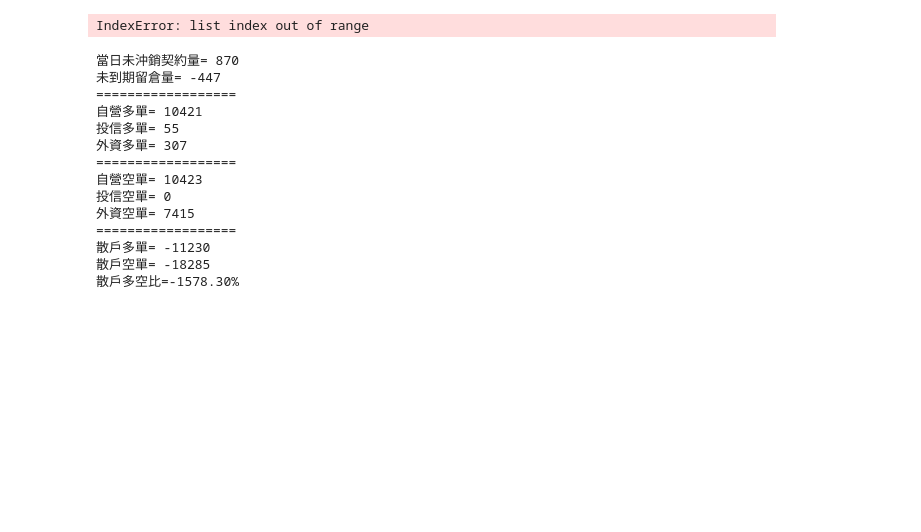
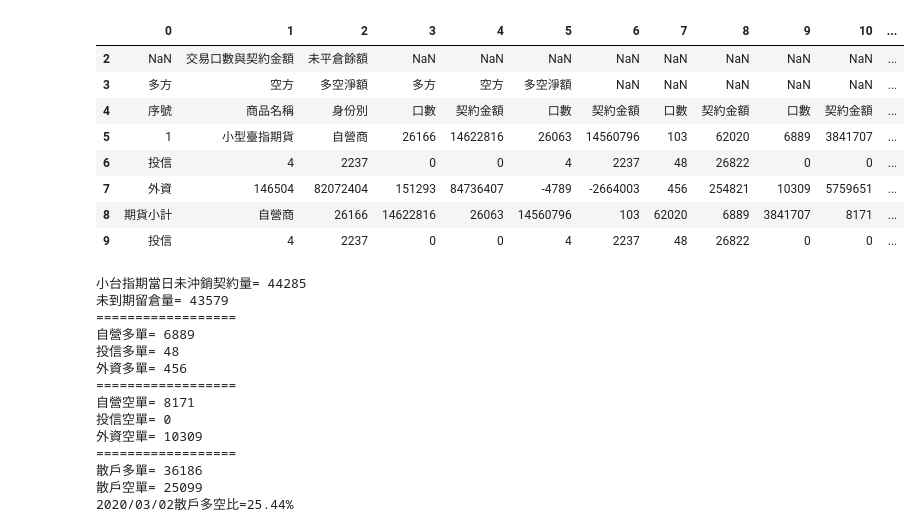
Before and after one commit to DioLin/useful-stock-tool, a Jupyter notebook: 散戶多空比.ipynb, the cells around one changed output. Saved outputs shown, nothing was run; the diff lists cells and outputs as text; code cells hidden in the pictures; blank space fills up the shorter version.

```diff
--- a/散戶多空比.ipynb
+++ b/散戶多空比.ipynb
@@ -34,19 +37,36 @@ dff
+# %%
+def postfunc(id,Date):
+    session2 = requests.Session()
+    paramsPost2 = {"queryDate":Date,"dateaddcnt":"","doQuery":"1","goDay":"","commodityId":id,"queryType":"1"}
+    headers2 = {"Origin":"https://www.taifex.com.tw","Accept":"text/html,application/xhtml+xml,application/xml;q=0.9,image/webp,*/*;q=0.8","Upgrade-Insecure-Requests":"1","User-Agent":"Mozilla/5.0 (Macintosh; Intel Mac OS X 10.12; rv:72.0) Gecko/20100101 Firefox/72.0","Connection":"close","Referer":"https://www.taifex.com.tw/cht/3/futContractsDate","Accept-Language":"zh-TW,zh;q=0.8,en-US;q=0.5,en;q=0.3","Accept-Encoding":"gzip, deflate","Content-Type":"application/x-www-form-urlencoded"}
+    cookies2 = {"BIGipServerPOOL_WWW_TCP_80":"471208108.20480.0000","c":"8c936b59dc569b26b816019ca2cb19f01709a701350","BIGipServerPOOL_iRule_WWW_Group":"404099244.20480.0000","ROUTEID":".tomcat3","_gat":"1","_ga":"GA1.3.2004033134.1582683667","JSESSIONID":"B80A16FA099F41D49840B4C1B5937B5C.tomcat3","BIGipServerPOOL_iRule_WWW_ts50search":"420876460.20480.0000","_gid":"GA1.3.285759117.1583137315"}
+    response2 = session2.post("https://www.taifex.com.tw/cht/3/futContractsDate", data=paramsPost2, headers=headers2, cookies=cookies2)
+    #print("Status code:   %i" % response2.status_code)
+    #print("Response body: %s" % response2.content)
+    return response2
 # %%
+'''
 session2 = requests.Session()
-
 paramsPost2 = {"queryDate":queryDate,"dateaddcnt":"","doQuery":"1","goDay":"","commodityId":"MXF","queryType":"1"}
 headers2 = {"Origin":"https://www.taifex.com.tw","Accept":"text/html,application/xhtml+xml,application/xml;q=0.9,image/webp,*/*;q=0.8","Upgrade-Insecure-Requests":"1","User-Agent":"Mozilla/5.0 (Macintosh; Intel Mac OS X 10.12; rv:72.0) Gecko/20100101 Firefox/72.0","Connection":"close","Referer":"https://www.taifex.com.tw/cht/3/futContractsDate","Accept-Language":"zh-TW,zh;q=0.8,en-US;q=0.5,en;q=0.3","Accept-Encoding":"gzip, deflate","Content-Type":"application/x-www-form-urlencoded"}
 cookies2 = {"BIGipServerPOOL_WWW_TCP_80":"471208108.20480.0000","c":"8c936b59dc569b26b816019ca2cb19f01709a701350","BIGipServerPOOL_iRule_WWW_Group":"404099244.20480.0000","ROUTEID":".tomcat3","_gat":"1","_ga":"GA1.3.2004033134.1582683667","JSESSIONID":"B80A16FA099F41D49840B4C1B5937B5C.tomcat3","BIGipServerPOOL_iRule_WWW_ts50search":"420876460.20480.0000","_gid":"GA1.3.285759117.1583137315"}
 response2 = session2.post("https://www.taifex.com.tw/cht/3/futContractsDate", data=paramsPost2, headers=headers2, cookies=cookies2)
-
-#print("Status code:   %i" % response2.status_code)
-#print("Response body: %s" % response2.content)
-response2.encoding = 'UTF-8'
-dfs2 = pd.read_html(StringIO(response2.text), encoding='UTF-8')
+'''
+response4=postfunc("MXF",queryDate)
+response4.encoding = 'UTF-8'
+dfs2 = pd.read_html(StringIO(response4.text), encoding='UTF-8')
 df2=dfs2[2].drop([0,1])
 df2.iloc[:8,0:13]
 # %% [output]
-IndexError: list index out of range
+|  | 0 | 1 | 2 | 3 | 4 | 5 | 6 | 7 | 8 | 9 | 10 | ... |
+| 2 | NaN | 交易口數與契約金額 | 未平倉餘額 | NaN | NaN | NaN | NaN | NaN | NaN | NaN | NaN | ... |
+| 3 | 多方 | 空方 | 多空淨額 | 多方 | 空方 | 多空淨額 | NaN | NaN | NaN | NaN | NaN | ... |
+| 4 | 序號 | 商品名稱 | 身份別 | 口數 | 契約金額 | 口數 | 契約金額 | 口數 | 契約金額 | 口數 | 契約金額 | ... |
+| 5 | 1 | 小型臺指期貨 | 自營商 | 26166 | 14622816 | 26063 | 14560796 | 103 | 62020 | 6889 | 3841707 | ... |
+| 6 | 投信 | 4 | 2237 | 0 | 0 | 4 | 2237 | 48 | 26822 | 0 | 0 | ... |
+| 7 | 外資 | 146504 | 82072404 | 151293 | 84736407 | -4789 | -2664003 | 456 | 254821 | 10309 | 5759651 | ... |
+| 8 | 期貨小計 | 自營商 | 26166 | 14622816 | 26063 | 14560796 | 103 | 62020 | 6889 | 3841707 | 8171 | ... |
+| 9 | 投信 | 4 | 2237 | 0 | 0 | 4 | 2237 | 48 | 26822 | 0 | 0 | ... |
 # %%
 """
 散戶多單=全市場未平倉量-三大法人多單
@@ -54,8 +74,15 @@ IndexError: list index out of range
 散戶多空比=(散戶多單-散戶空單)/全市場未平倉*100%
 """
 
-print("當日未沖銷契約量=",int(dff[12][11]))
-print("未到期留倉量=",(int(dff[12][11])-int(dff[12][4])))
+totalpointer=3 #刪掉3列所以從第3列開始起算，找到小計所在的列數，決定當天的所有期貨"到期月份" 總數
+
+while True:
+    #print(dff[7][totalpointer])
+    totalpointer=totalpointer+1
+    if dff[7][totalpointer] =="小計:" : break
+
+print("小台指期當日未沖銷契約量=",int(dff[12][totalpointer]))
+print("未到期留倉量=",(int(dff[12][totalpointer])-int(dff[12][4])))
 print("==================")
 print("自營多單=",int(df2[9][5]))
 print("投信多單=",int(df2[7][6]))
@@ -65,23 +92,25 @@ print("自營空單=",int(df2[11][5]))
 print("投信空單=",int(df2[9][6]))
 print("外資空單=",int(df2[9][7]))
 print("==================")
-indiviualPlayer_long=int(dff[12][11])-int(dff[12][4])-(int(df2[9][5])+int(df2[7][6])+int(df2[7][7]))
-indiviualPlayer_short=int(dff[12][11])-int(dff[12][4])-(int(df2[11][5])+int(df2[9][6])+int(df2[9][7]))
+
+#print(dff[12][totalpointer])
+indiviualPlayer_long=int(dff[12][totalpointer])-int(dff[12][4])-(int(df2[9][5])+int(df2[7][6])+int(df2[7][7]))
+indiviualPlayer_short=int(dff[12][totalpointer])-int(dff[12][4])-(int(df2[11][5])+int(df2[9][6])+int(df2[9][7]))
 print("散戶多單=",indiviualPlayer_long)
 print("散戶空單=",indiviualPlayer_short)
-print("散戶多空比="+'%.2f%%' %(100*(indiviualPlayer_long-indiviualPlayer_short)/(int(dff[12][11])-int(dff[12][4]))))
+print(queryDate+"散戶多空比="+'%.2f%%' %(100*(indiviualPlayer_long-indiviualPlayer_short)/(int(dff[12][totalpointer])-int(dff[12][4]))))
 # %% [output]
-當日未沖銷契約量= 870
-未到期留倉量= -447
+小台指期當日未沖銷契約量= 44285
+未到期留倉量= 43579
 ==================
-自營多單= 10421
-投信多單= 55
-外資多單= 307
+自營多單= 6889
+投信多單= 48
+外資多單= 456
 ==================
-自營空單= 10423
+自營空單= 8171
 投信空單= 0
-外資空單= 7415
+外資空單= 10309
 ==================
-散戶多單= -11230
-散戶空單= -18285
-散戶多空比=-1578.30%
+散戶多單= 36186
+散戶空單= 25099
+2020/03/02散戶多空比=25.44%
```
Also changed, not shown: parts of 5 cells of this notebook.
